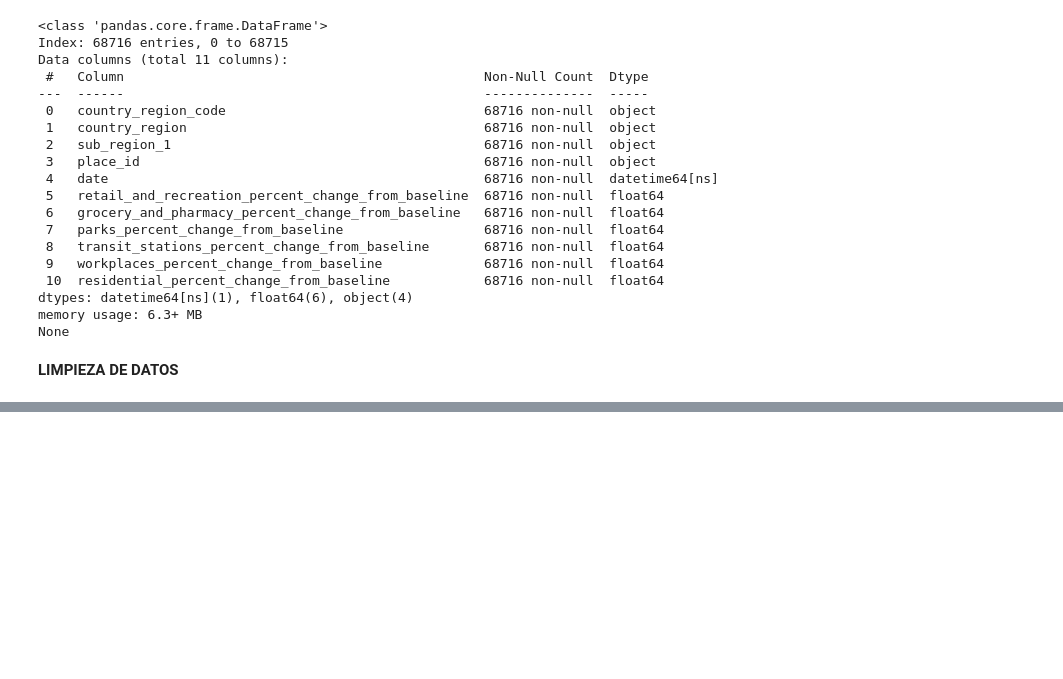
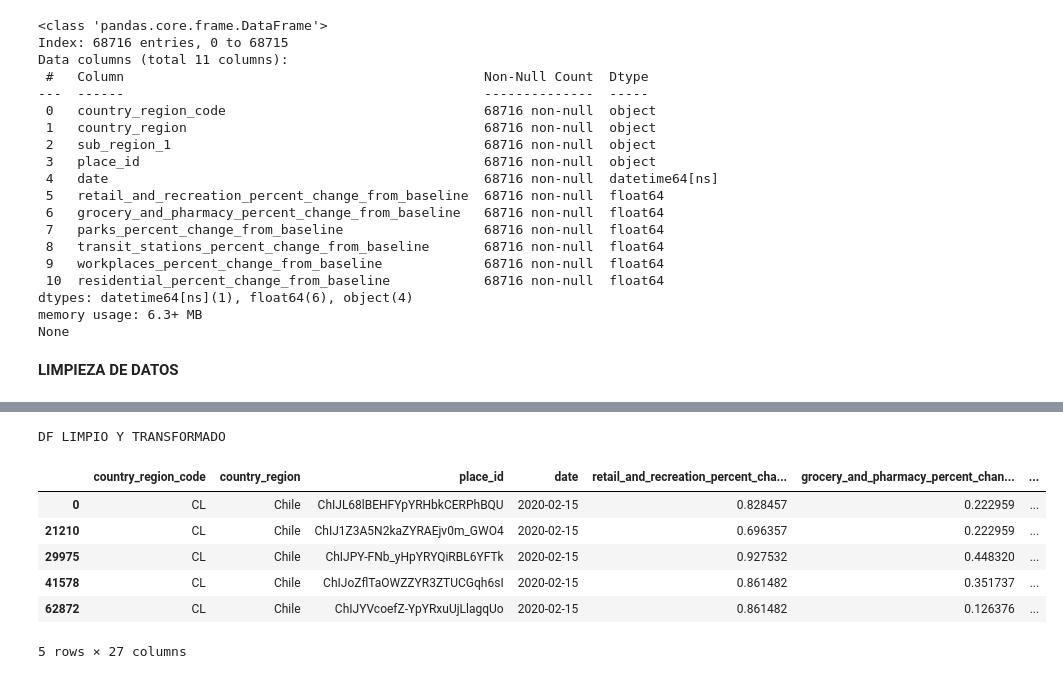
Before and after one commit to mipaillafil/Proyecto_Movilidad_Cortes_Marchesse_Paillafil, a Jupyter notebook: limpieza_datos_movilidad.ipynb, the cells around one changed output, grey strips where cells are left out. Cells and saved outputs as stored; diff of their text form; code cells hidden in the pictures; blank space fills up the shorter version.

Commit message:
Transformación avanzada finalizada

```diff
--- a/limpieza_datos_movilidad.ipynb
+++ b/limpieza_datos_movilidad.ipynb
@@ -220,3 +221,30 @@ df_transformado = df_chile.copy()
+# %%
+#Escalamiento
+scaler = StandardScaler()
+
+df_transformado[columnas_numericas] = scaler.fit_transform(
+    df_transformado[columnas_numericas]
+)
+# %%
+#Codificación de la variable sub_region_1
+df_transformado = pd.get_dummies(
+    df_transformado,
+    columns=['sub_region_1'],
+    drop_first=True  # evita multicolinealidad
+)
+# %%
+#Resultado final
+print(f'DF LIMPIO Y TRANSFORMADO\n')
+df_transformado.head(5)
+# %% [output]
+DF LIMPIO Y TRANSFORMADO
+|  | country_region_code | country_region | place_id | date | retail_and_recreation_percent_cha... | grocery_and_pharmacy_percent_chan... | ... |
+| 0 | CL | Chile | ChIJL68lBEHFYpYRHbkCERPhBQU | 2020-02-15 | 0.828457 | 0.222959 | ... |
+| 21210 | CL | Chile | ChIJ1Z3A5N2kaZYRAEjv0m_GWO4 | 2020-02-15 | 0.696357 | 0.222959 | ... |
+| 29975 | CL | Chile | ChIJPY-FNb_yHpYRYQiRBL6YFTk | 2020-02-15 | 0.927532 | 0.448320 | ... |
+| 41578 | CL | Chile | ChIJoZflTaOWZZYR3ZTUCGqh6sI | 2020-02-15 | 0.861482 | 0.351737 | ... |
+| 62872 | CL | Chile | ChIJYVcoefZ-YpYRxuUjLlagqUo | 2020-02-15 | 0.861482 | 0.126376 | ... |
+5 rows × 27 columns
 # %%
 from google.colab import _message
 import json
```
Also changed, not shown: parts of 7 cells of this notebook.
